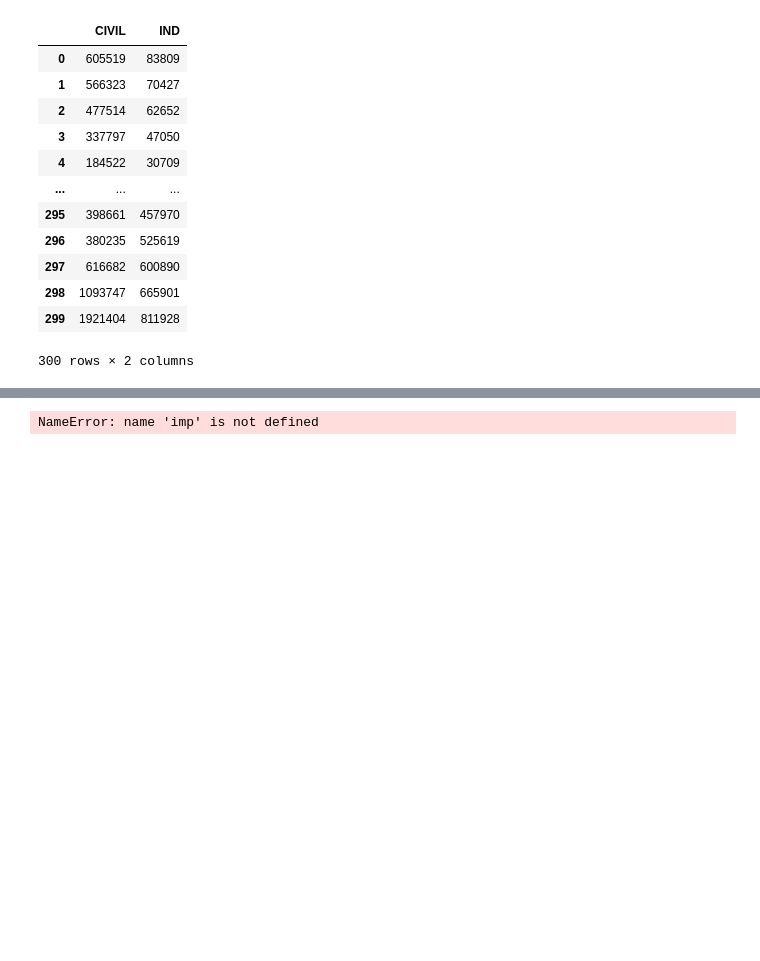
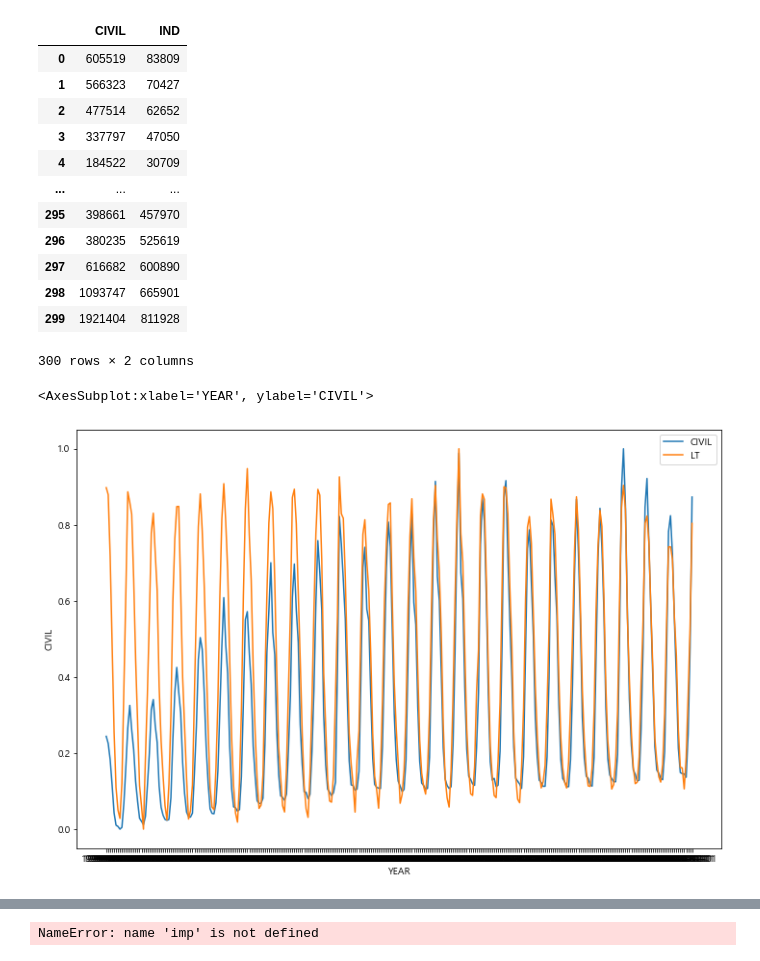
Before and after one commit to minsoo-s/03_Self_Study, a Jupyter notebook: bigstar/Model_LSTM_minsoo.ipynb, the cells around one changed output, grey strips where cells are left out. Cells and saved outputs as stored; diff of their text form; code cells hidden in the pictures; blank space fills up the shorter version.

```diff
--- a/bigstar/Model_LSTM_minsoo.ipynb
+++ b/bigstar/Model_LSTM_minsoo.ipynb
@@ -627,6 +630,17 @@ scaler = MinMaxScaler()
 df_target = scaler.fit_transform(target[['IND','CIVIL']])
 df_target = pd.DataFrame(df_target)
 df_target.columns = ['IND','CIVIL']
+# %%
+plt.figure(figsize=(12,8))
+#sns.lineplot(y=df_target['IND'], x=data['YEAR'],label='IND',color='blue')
+sns.lineplot(y=df_target['CIVIL'], x=data['YEAR'],label='CIVIL')
+sns.lineplot(y=df_scaled['MEAN_TEMP_EF'], x=data['YEAR'],label='LT')
+#sns.lineplot(y=df_scaled['POWER_FIRE'], x=data['YEAR'],label='all',color='orange')
+#sns.lineplot(y=df_scaled['POWER_FIRE'], x=data['YEAR'],label='fire',color='orange')
+#sns.lineplot(y=df_scaled['service'], x=data['YEAR'],label='SERVICE')
+# %% [output]
+<AxesSubplot:xlabel='YEAR', ylabel='CIVIL'>
+[figure, added]
 # %%
 plt.figure(figsize=(12,8))
 sns.lineplot(y=df_target['IND'], x=data['YEAR'],label='IND',color='blue')
```
Also changed, not shown: parts of 9 cells of this notebook, 2 other files.
